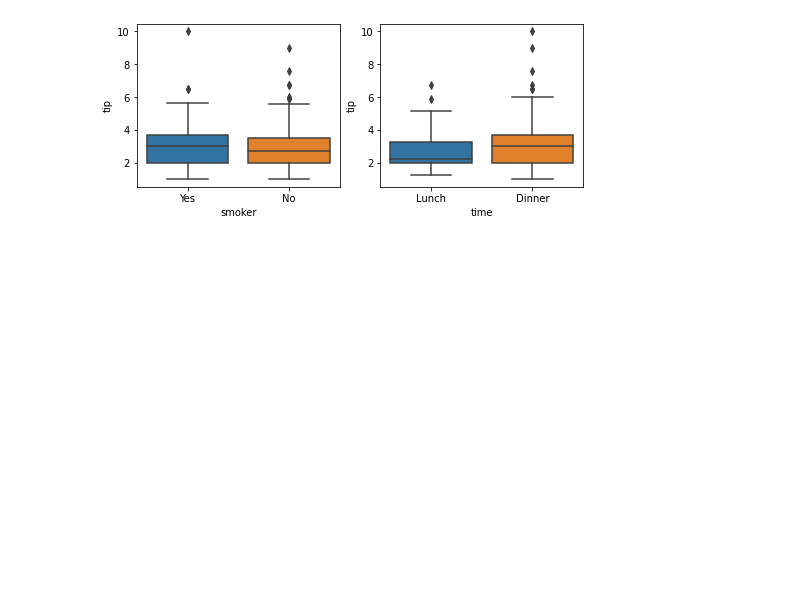
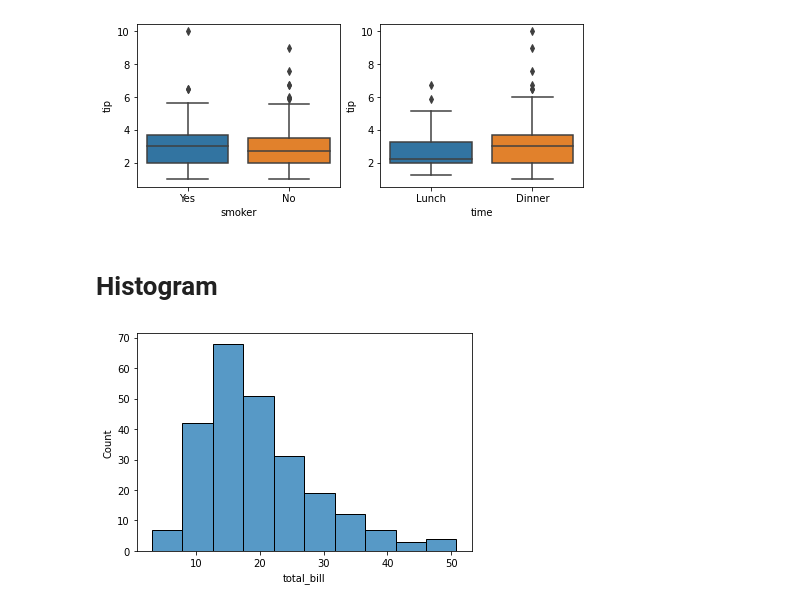
Before and after one commit to JakeOh/202208_itw_java134_lab_python, a Jupyter notebook: py22_seaborn.ipynb, the cells around one changed output. Drawn from its saved outputs; the diff is of its cells as text; code cells hidden in the pictures; blank space fills up the shorter version.

```diff
--- a/py22_seaborn.ipynb
+++ b/py22_seaborn.ipynb
@@ -91,3 +91,10 @@ sns.boxplot(data=tips, x='time', y='tip', ax=ax[1])
 plt.show()
 # %% [output]
 [figure]
+# %% [markdown]
+# Histogram
+# %%
+sns.histplot(data=tips, x='total_bill', bins=10)
+plt.show()
+# %% [output]
+[figure, added]
```
Also changed, not shown: parts of 18 cells of this notebook.
